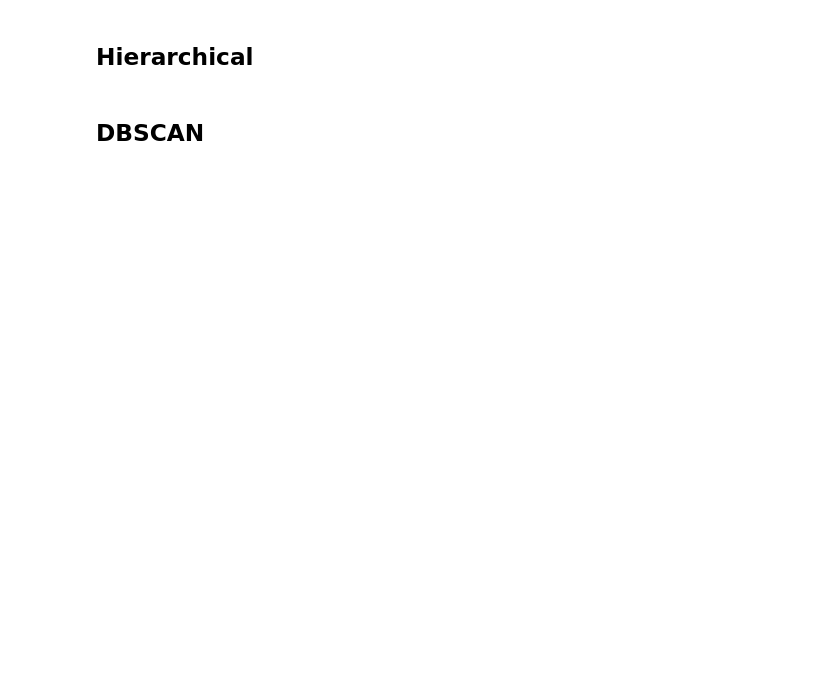
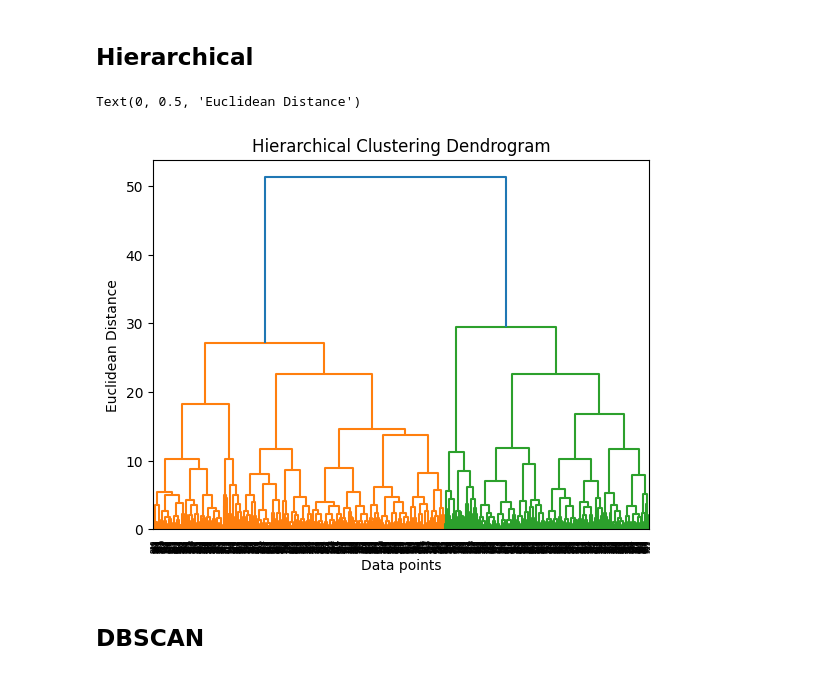
Before and after one commit to NitoBoritto/Olist_Data_Department, a Jupyter notebook: notebooks/modeling.ipynb, the cells around one changed output. Drawn from its saved outputs; the diff is of its cells as text; code cells hidden in the pictures; blank space fills up the shorter version.

```diff
--- a/notebooks/modeling.ipynb
+++ b/notebooks/modeling.ipynb
@@ -876,18 +838,25 @@ Text(0.5, 1.0, 'Centroids')
 # %%
 hier_df = cluster_df.copy()
 
+# Use the same preprocessing path as KMeans so all clustering methods see the same feature space
 hierarchical_pipeline = Pipeline([
-    ('scaler', RobustScaler())
+    ('preprocessor', cluster_preprocessor),
+    ('scaler', StandardScaler())
 ])
 
-hierarchical_pipeline.fit_transform(hier_df)
+hier_features = hierarchical_pipeline.fit_transform(hier_df)
+hier_features_df = pd.DataFrame(hier_features, index = hier_df.index)
+hier_features_sample = hier_features_df.sample(n = min(1000, len(hier_features_df)), random_state = 30)
 # %%
-linkage_matrix = linkage(hier_df, method = 'ward')
+linkage_matrix = linkage(hier_features_sample, method = 'ward')
 dendro = dendrogram(linkage_matrix)
 
 plt.title('Hierarchical Clustering Dendrogram')
 plt.xlabel('Data points')
 plt.ylabel('Euclidean Distance')
+# %% [output]
+Text(0, 0.5, 'Euclidean Distance')
+[figure, added]
 # %% [markdown]
 ## DBSCAN
 # %%
```
Also changed, not shown: parts of 8 cells of this notebook.
